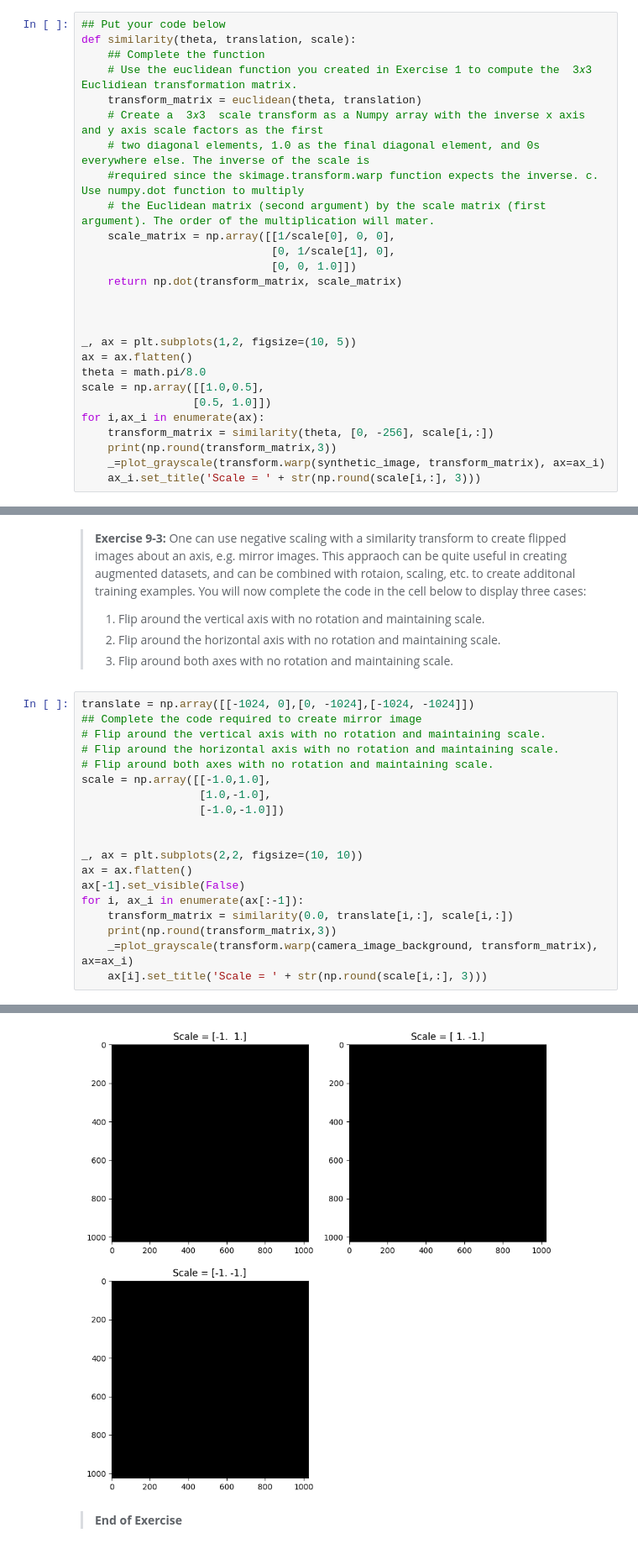
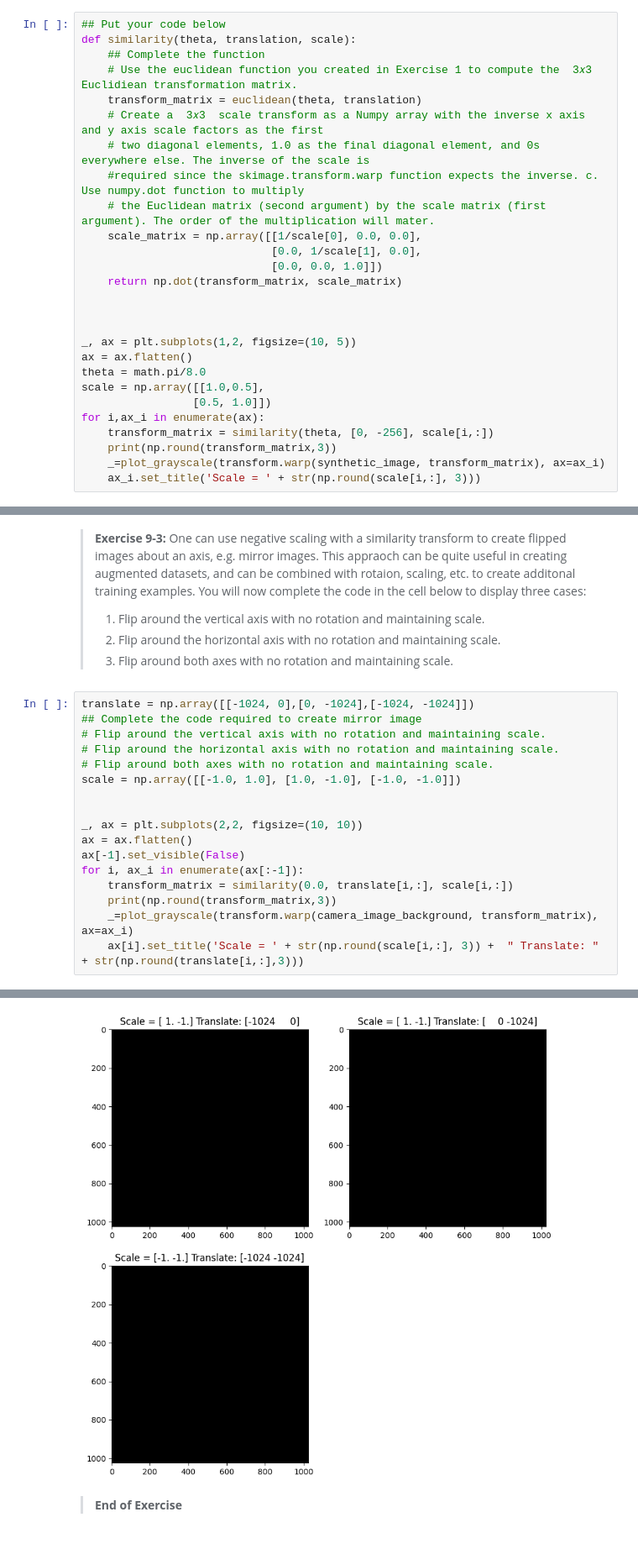
Before and after one commit to whendo/CSCI-E25, a Jupyter notebook: Labs/9_HomographyProjections.ipynb, the cells around one changed output, grey strips where cells are left out. Shown at 84% size. Saved outputs shown, nothing was run; the diff lists cells and outputs as text.

```diff
--- a/Labs/9_HomographyProjections.ipynb
+++ b/Labs/9_HomographyProjections.ipynb
@@ -181,9 +181,9 @@ def similarity(theta, translation, scale):
     # two diagonal elements, 1.0 as the final diagonal element, and 0s everywhere else. The inverse of the scale is
     #required since the skimage.transform.warp function expects the inverse. c. Use numpy.dot function to multiply
     # the Euclidean matrix (second argument) by the scale matrix (first argument). The order of the multiplication will mater.
-    scale_matrix = np.array([[1/scale[0], 0, 0],
-                             [0, 1/scale[1], 0],
-                             [0, 0, 1.0]])
+    scale_matrix = np.array([[1/scale[0], 0.0, 0.0],
+                             [0.0, 1/scale[1], 0.0],
+                             [0.0, 0.0, 1.0]])
     return np.dot(transform_matrix, scale_matrix)
 
 
@@ -254,9 +254,7 @@ translate = np.array([[-1024, 0],[0, -1024],[-1024, -1024]])
 # Flip around the vertical axis with no rotation and maintaining scale.
 # Flip around the horizontal axis with no rotation and maintaining scale.
 # Flip around both axes with no rotation and maintaining scale.
-scale = np.array([[-1.0,1.0],
-                  [1.0,-1.0],
-                  [-1.0,-1.0]])
+scale = np.array([[-1.0, 1.0], [1.0, -1.0], [-1.0, -1.0]])
 
 
 _, ax = plt.subplots(2,2, figsize=(10, 10))
@@ -266,5 +264,5 @@ for i, ax_i in enumerate(ax[:-1]):
     transform_matrix = similarity(0.0, translate[i,:], scale[i,:])
     print(np.round(transform_matrix,3))
     _=plot_grayscale(transform.warp(camera_image_background, transform_matrix), ax=ax_i)
-    ax[i].set_title('Scale = ' + str(np.round(scale[i,:], 3)))
+    ax[i].set_title('Scale = ' + str(np.round(scale[i,:], 3)) +  " Translate: " + str(np.round(translate[i,:],3)))
 # %% [output]
@@ -273,11 +271,11 @@ for i, ax_i in enumerate(ax[:-1]):
  [ 0.000e+00  0.000e+00  1.000e+00]]
 [[ 1.000e+00  0.000e+00  0.000e+00]
  [ 0.000e+00 -1.000e+00 -1.024e+03]
  [ 0.000e+00  0.000e+00  1.000e+00]]
 [[-1.000e+00  0.000e+00 -1.024e+03]
  [ 0.000e+00 -1.000e+00 -1.024e+03]
  [ 0.000e+00  0.000e+00  1.000e+00]]
-[figure, old version]
+[figure, new version]
 # %% [markdown]
 > **End of Exercise**
 # %% [markdown]
```
Also changed, not shown: parts of 1 cell of this notebook.
